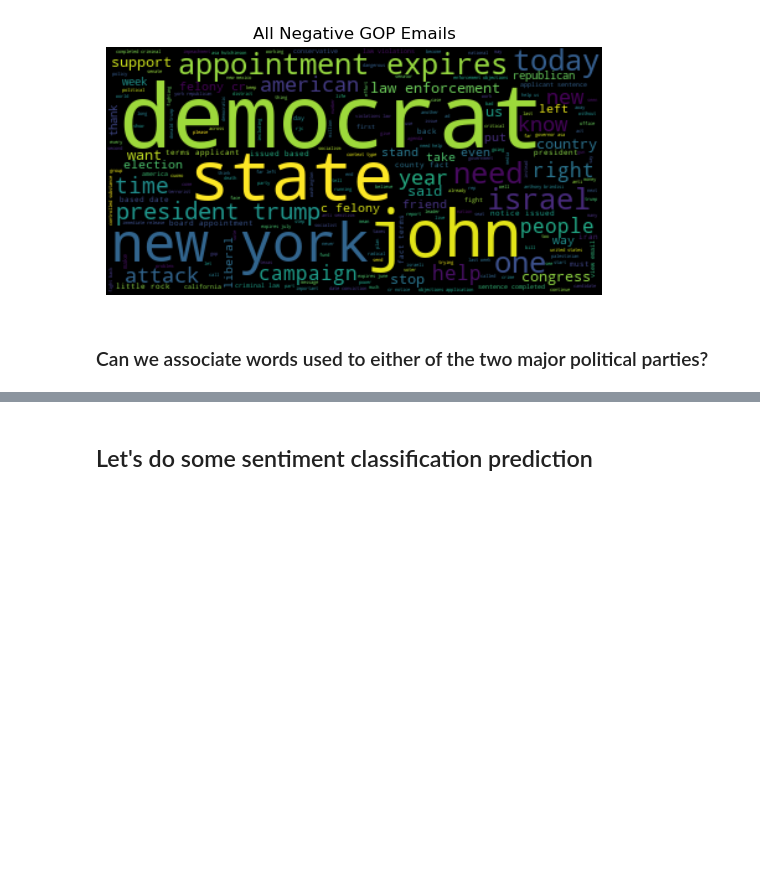
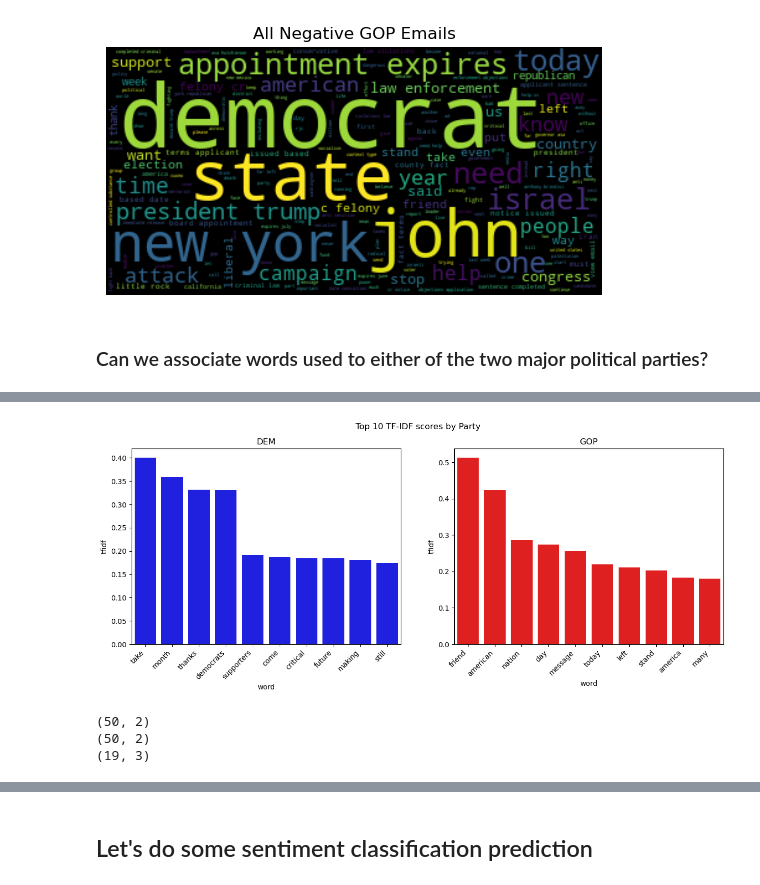
Before and after one commit to statzenthusiast921/political-emails-analysis, a Jupyter notebook: main/notebooks/Emails EDA 10.16.22.ipynb, the cells around one changed output, grey strips where cells are left out. Saved outputs shown, nothing was run; the diff lists cells and outputs as text; code cells hidden in the pictures; blank space fills up the shorter version.

Commit message:
added tf-idf scores by party

```diff
--- a/main/notebooks/Emails EDA 10.16.22.ipynb
+++ b/main/notebooks/Emails EDA 10.16.22.ipynb
@@ -1052,0 +1060,6 @@ topic_model_pipeline(df_dom_gop,0,0,'All Negative GOP Emails')
+# %%
+#Get the sparse matrix
+tf_idf_array = tf_idf_vector.toarray()
+words_set = tr_idf_model.get_feature_names_out()
+df_tf_idf = pd.DataFrame(tf_idf_array, columns = words_set)
+df_tf_idf.head()
@@ -1052,0 +1095,37 @@ topic_model_pipeline(df_dom_gop,0,0,'All Negative GOP Emails')
+# %%
+#Reframe tf-idf dfs
+dem_df.rename(
+    columns={
+        0: 'word',
+        1: 'tfidf'
+    },inplace=True
+)
+gop_df.rename(
+    columns={
+        0: 'word',
+        1: 'tfidf'
+    },inplace=True
+)
+
+dem_words = dem_df.sort_values(by='tfidf',ascending=False)
+gop_words = gop_df.sort_values(by='tfidf',ascending=False)
+# %%
+#Get the top 10 words sorted by tfidf
+dem_words10 = dem_words.head(10)
+gop_words10 = gop_words.head(10)
+# %%
+fig, axes = plt.subplots(1, 2, figsize=(15, 5))
+fig.suptitle('Top 10 TF-IDF scores by Party')
+
+
+#----------Top 10 DEM TF-IDF Scores----------#
+sns.barplot(ax=axes[0], x=dem_words10['word'], y=dem_words10['tfidf'],color = 'blue')
+axes[0].set_title('DEM')
+axes[0].set_xticklabels(axes[0].get_xticklabels(), rotation=45, horizontalalignment='right')
+
+#----------Top 10 GOP TF-IDF Scores----------#
+sns.barplot(ax=axes[1], x=gop_words10['word'], y=gop_words10['tfidf'],color='red')
+axes[1].set_title('GOP')
+axes[1].set_xticklabels(axes[1].get_xticklabels(), rotation=45, horizontalalignment='right');
+# %% [output]
+[figure, added]
@@ -1052,0 +1139,9 @@ topic_model_pipeline(df_dom_gop,0,0,'All Negative GOP Emails')
+# %%
+all_words = pd.merge(dem_words, gop_words, on="word")
+print(dem_words.shape)
+print(gop_words.shape)
+print(all_words.shape)
+# %% [output]
+(50, 2)
+(50, 2)
+(19, 3)
```
Also changed, not shown: parts of 9 cells of this notebook.
